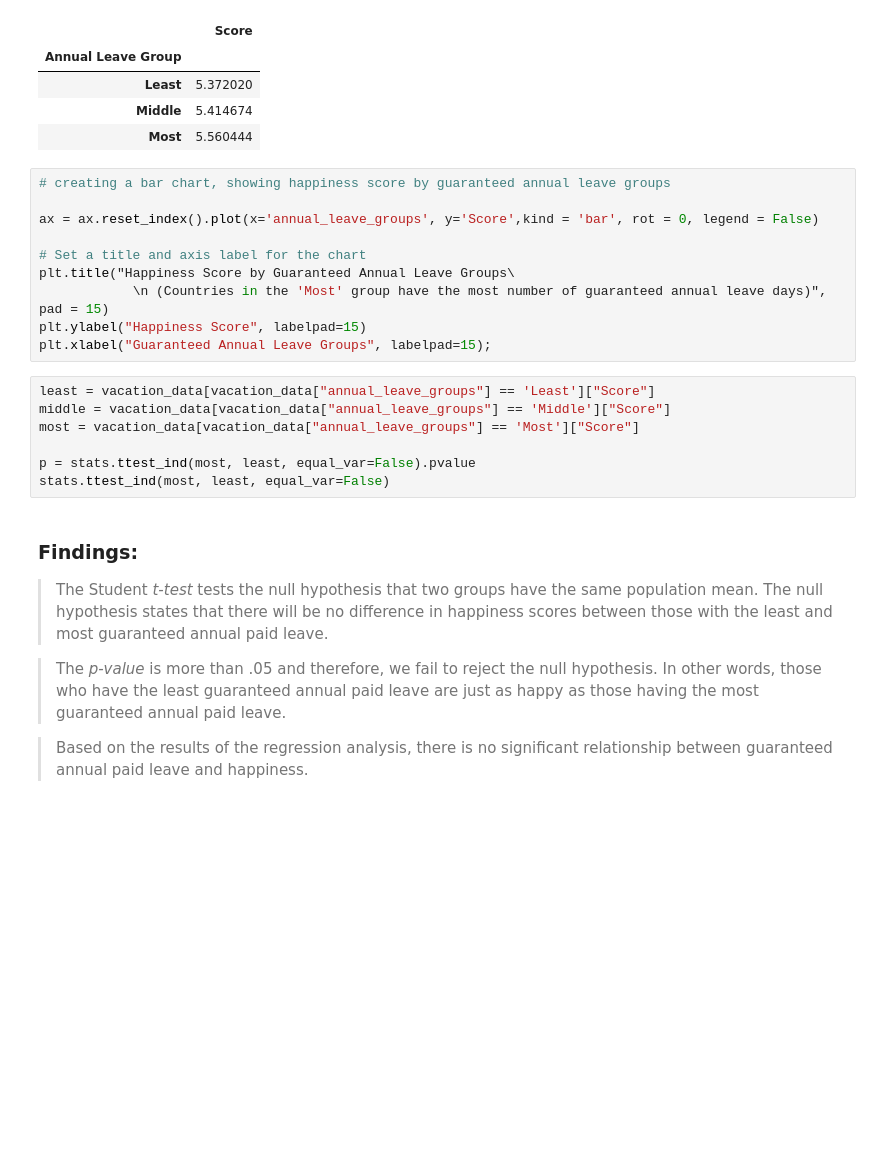
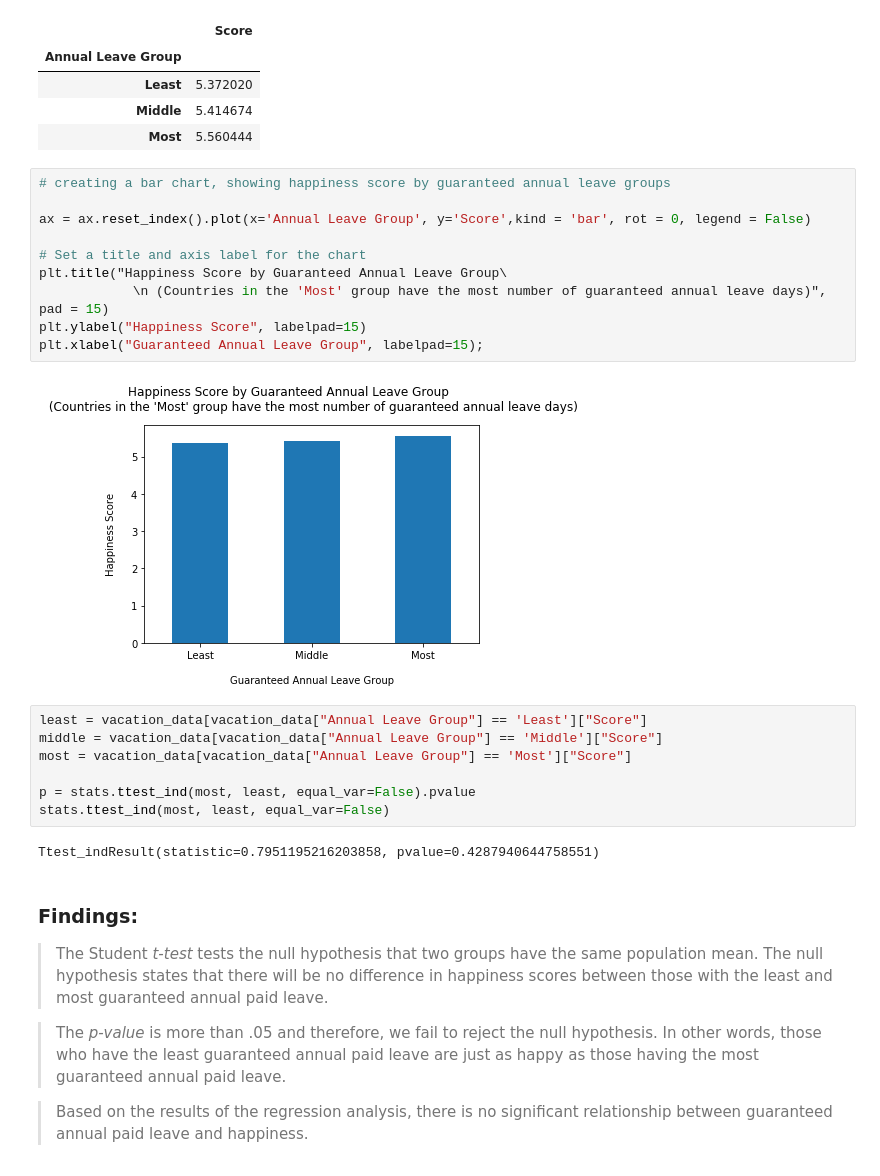
Before and after one commit to jakeportra/Project_1_World_Happiness, a Jupyter notebook: world_happiness.ipynb, the cells around one changed output. Cells and saved outputs as stored; diff of their text form; blank space fills up the shorter version.

```diff
--- a/world_happiness.ipynb
+++ b/world_happiness.ipynb
@@ -690,20 +799,24 @@ ax
 # %%
 # creating a bar chart, showing happiness score by guaranteed annual leave groups
 
-ax = ax.reset_index().plot(x='annual_leave_groups', y='Score',kind = 'bar', rot = 0, legend = False)
+ax = ax.reset_index().plot(x='Annual Leave Group', y='Score',kind = 'bar', rot = 0, legend = False)
 
 # Set a title and axis label for the chart
-plt.title("Happiness Score by Guaranteed Annual Leave Groups\
+plt.title("Happiness Score by Guaranteed Annual Leave Group\
             \n (Countries in the 'Most' group have the most number of guaranteed annual leave days)", pad = 15)
 plt.ylabel("Happiness Score", labelpad=15)
-plt.xlabel("Guaranteed Annual Leave Groups", labelpad=15);
+plt.xlabel("Guaranteed Annual Leave Group", labelpad=15);
+# %% [output]
+[figure, added]
 # %%
-least = vacation_data[vacation_data["annual_leave_groups"] == 'Least']["Score"]
-middle = vacation_data[vacation_data["annual_leave_groups"] == 'Middle']["Score"]
-most = vacation_data[vacation_data["annual_leave_groups"] == 'Most']["Score"]
+least = vacation_data[vacation_data["Annual Leave Group"] == 'Least']["Score"]
+middle = vacation_data[vacation_data["Annual Leave Group"] == 'Middle']["Score"]
+most = vacation_data[vacation_data["Annual Leave Group"] == 'Most']["Score"]
 
 p = stats.ttest_ind(most, least, equal_var=False).pvalue
 stats.ttest_ind(most, least, equal_var=False)
+# %% [output]
+Ttest_indResult(statistic=0.7951195216203858, pvalue=0.4287940644758551)
 # %% [markdown]
 ### Findings:
 
```
Also changed, not shown: parts of 18 cells of this notebook.
